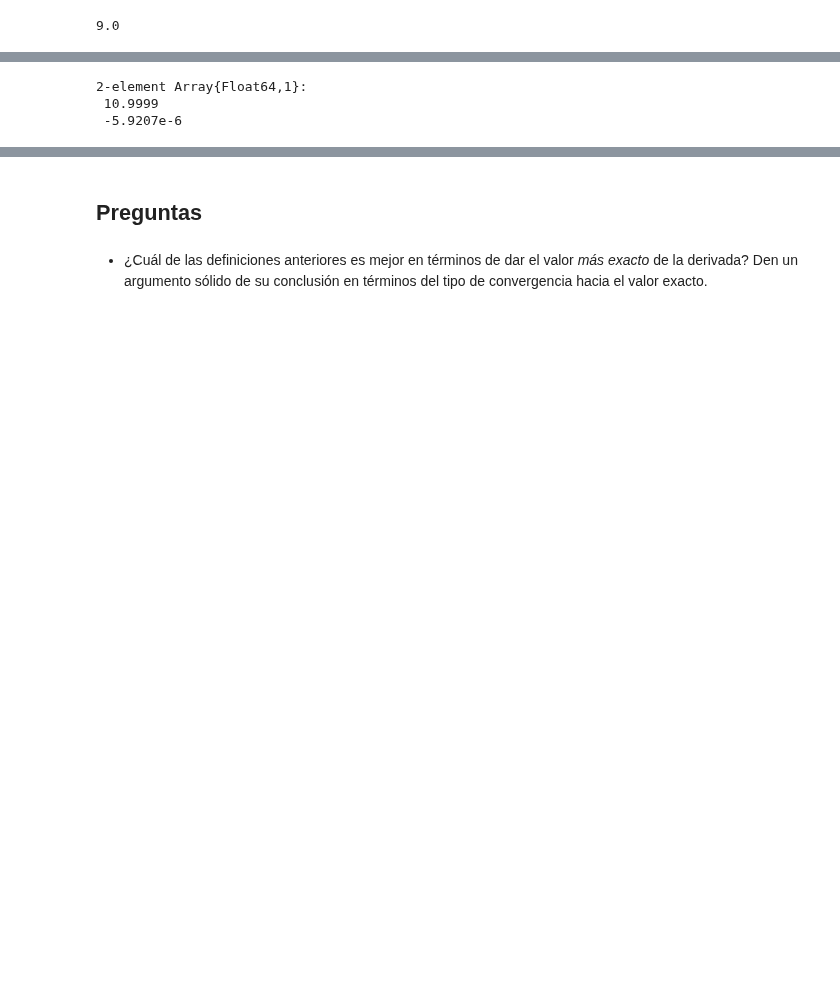
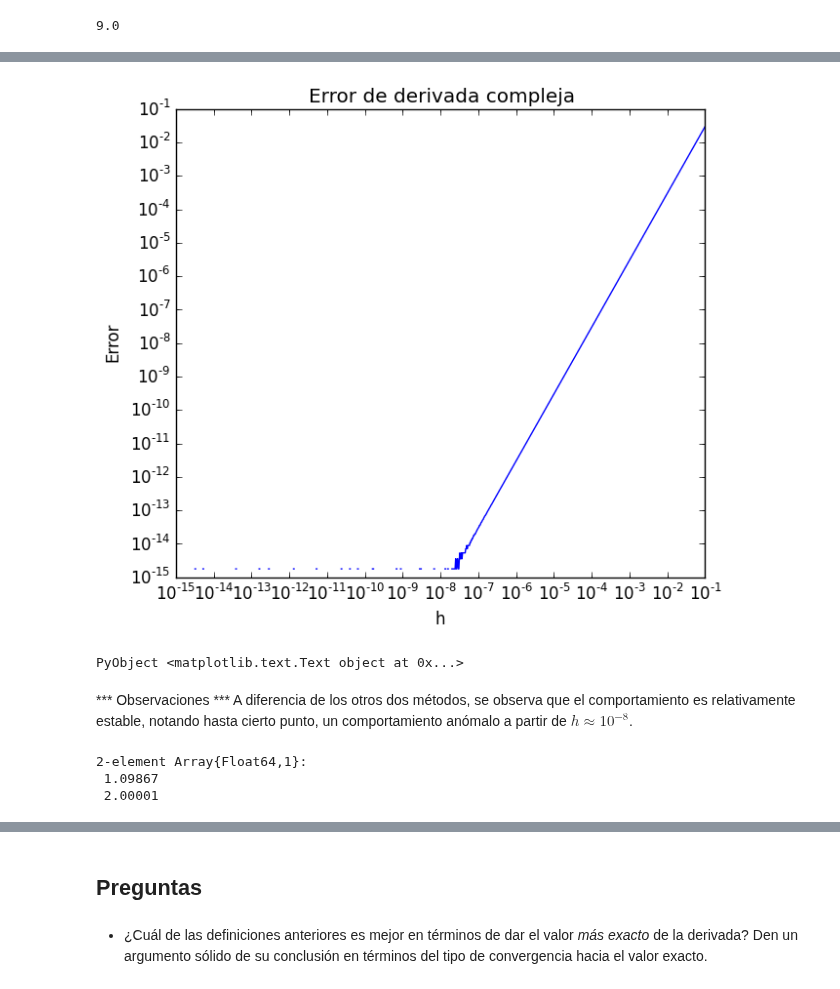
Before and after one commit to lbenet/2016-2_TSFisicaComputacional, a Jupyter notebook: tareas/danmarurr/06_Derivacion_numerica.ipynb, the cells around one changed output, grey strips where cells are left out. Cells and saved outputs as stored; diff of their text form; code cells hidden in the pictures; blank space fills up the shorter version.

```diff
--- a/tareas/danmarurr/06_Derivacion_numerica.ipynb
+++ b/tareas/danmarurr/06_Derivacion_numerica.ipynb
@@ -140,9 +182,26 @@ linreg linrange LineNumberNode
-# %%
-linreg(log(intervalo_h), err_deriv3)
-# %% [output]
-2-element Array{Float64,1}:
- 10.9999
- -5.9207e-6
+# %%
+#Graficación del error absoluto usando derivadas complejas, se hace uso de escala loglog
+figure(figsize = (7,6))
+loglog(intervalo_h, err_deriv3)
+xlabel("h")
+ylabel("Error")
+title("Error de derivada compleja")
+# %% [output]
+[figure, added]
+PyObject <matplotlib.text.Text object at 0x...>
+# %% [markdown]
+*** Observaciones *** A diferencia de los otros dos métodos, se observa que el comportamiento es relativamente estable, notando hasta cierto punto, un comportamiento anómalo a partir de $h\approx 10^{-8}$.
+# %%
+#Calculando parámetros para la derivada compleja
+x_3 = logspace(-7.6,-1,1000)
+y_3 = Float64[abs(derivada_compleja(f,x,1)-9) for x in x_3]
+y = log(y_3)
+x = log(x_3)
+linreg(x, y)
+# %% [output]
+2-element Array{Float64,1}:
+ 1.09867
+ 2.00001
 # %%
 loglog(intervalo_h, err_deriv3, label ="Derivada compleja")
 loglog(intervalo_h, err_deriv, label ="Derivada lateral")
```
Also changed, not shown: parts of 26 cells of this notebook.
